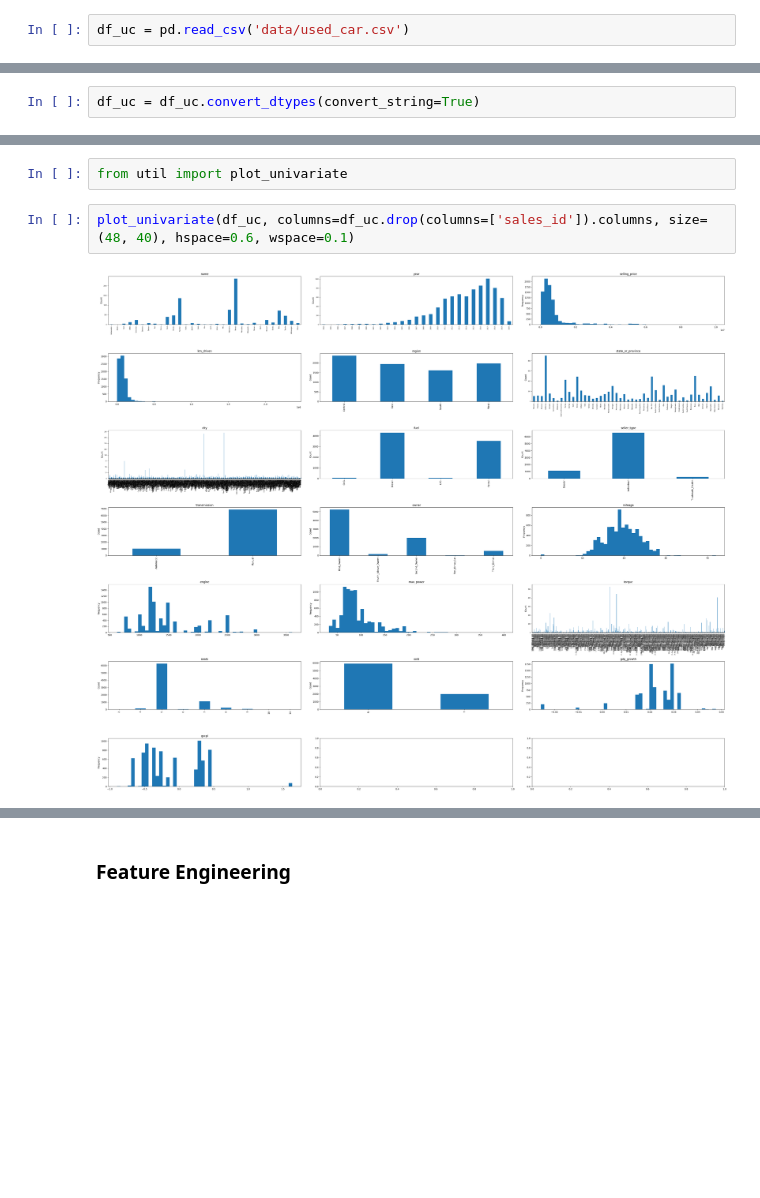
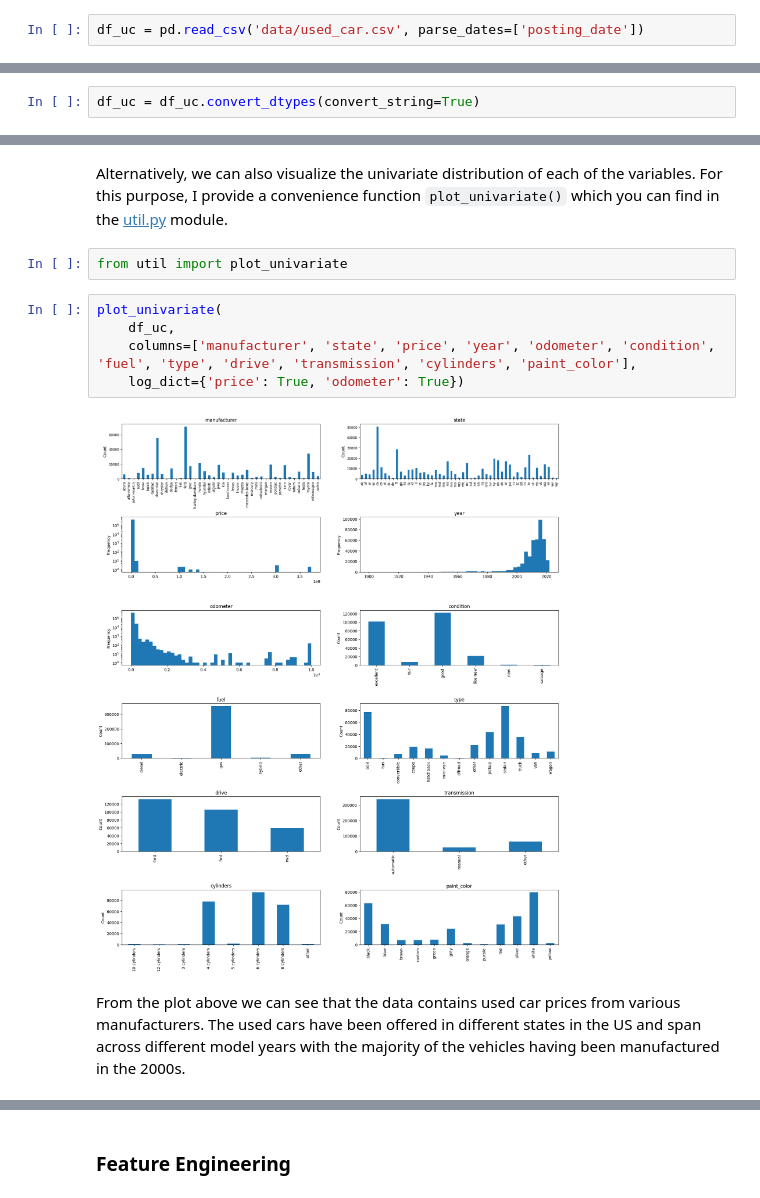
Before and after one commit to julienOlivier3/risk-analytics, a Jupyter notebook: day1_ml.ipynb, the cells around one changed output, grey strips where cells are left out. Drawn from its saved outputs; the diff is of its cells as text; blank space fills up the shorter version.

Commit message:
Data processing in ML part

```diff
--- a/day1_ml.ipynb
+++ b/day1_ml.ipynb
@@ -102,4 +102,4 @@ import pandas as pd
 # %% [markdown]
 Then we read the used car data.
 # %%
-df_uc = pd.read_csv('data/used_car.csv')
+df_uc = pd.read_csv('data/used_car.csv', parse_dates=['posting_date'])
@@ -166,6 +198,13 @@ dtype: object
+# %% [markdown]
+Alternatively, we can also visualize the univariate distribution of each of the variables. For this purpose, I provide a convenience function `plot_univariate()` which you can find in the [util.py](util.py) module.
 # %%
 from util import plot_univariate
-# %%
-plot_univariate(df_uc, columns=df_uc.drop(columns=['sales_id']).columns, size=(48, 40), hspace=0.6, wspace=0.1)
-# %% [output]
-[figure, removed]
+# %%
+plot_univariate(
+    df_uc,
+    columns=['manufacturer', 'state', 'price', 'year', 'odometer', 'condition', 'fuel', 'type', 'drive', 'transmission', 'cylinders', 'paint_color'],
+    log_dict={'price': True, 'odometer': True})
+# %% [output]
+[figure, added]
+# %% [markdown]
+From the plot above we can see that the data contains used car prices from various manufacturers. The used cars have been offered in different states in the US and span across different model years with the majority of the vehicles having been manufactured in the 2000s.
```
Also changed, not shown: parts of 41 cells of this notebook, 5 other files.
